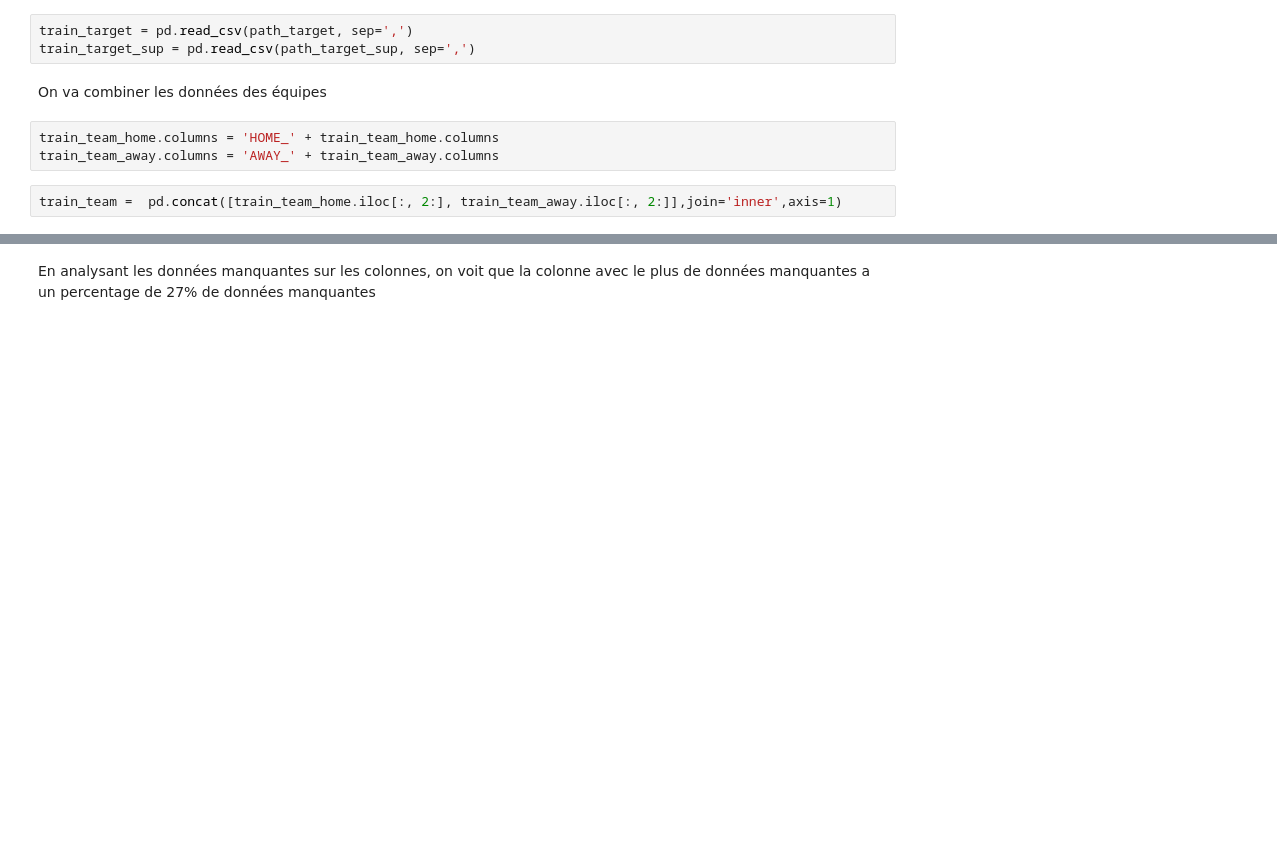
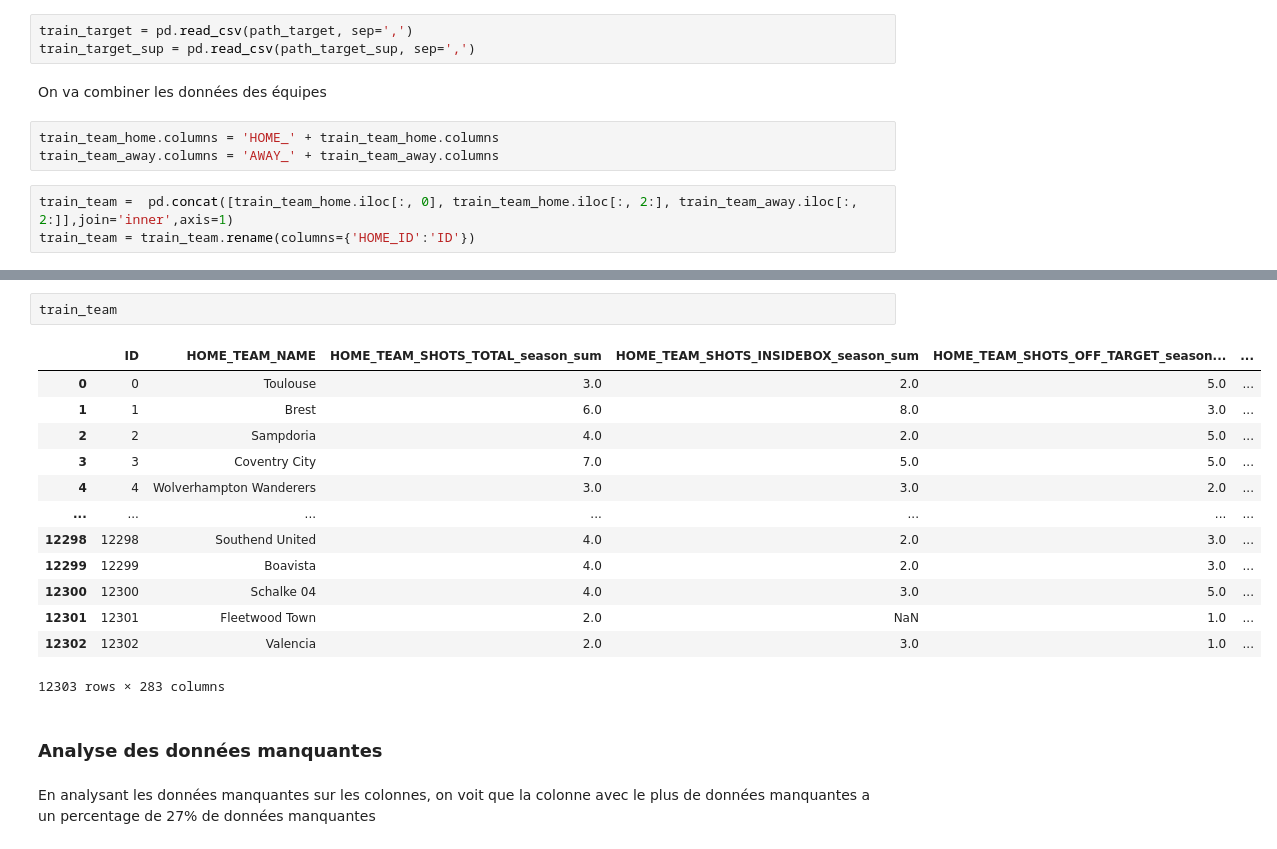
Before and after one commit to lucasn/data-challenge, a Jupyter notebook: data_challenge.ipynb, the cells around one changed output, grey strips where cells are left out. Drawn from its saved outputs; the diff is of its cells as text; blank space fills up the shorter version.

Commit message:
Splitting train/test and imputing data

```diff
--- a/data_challenge.ipynb
+++ b/data_challenge.ipynb
@@ -45,7 +44,8 @@ On va combiner les données des équipes
 train_team_home.columns = 'HOME_' + train_team_home.columns
 train_team_away.columns = 'AWAY_' + train_team_away.columns
 # %%
-train_team =  pd.concat([train_team_home.iloc[:, 2:], train_team_away.iloc[:, 2:]],join='inner',axis=1)
+train_team =  pd.concat([train_team_home.iloc[:, 0], train_team_home.iloc[:, 2:], train_team_away.iloc[:, 2:]],join='inner',axis=1)
+train_team = train_team.rename(columns={'HOME_ID':'ID'})
 # %%
 print(f'Dimension du dataset: {train_team.shape}')
 # %% [output]
@@ -53,3 +53,21 @@ Dimension du dataset: (12303, 282)
+# %%
+train_team
+# %% [output]
+|  | ID | HOME_TEAM_NAME | HOME_TEAM_SHOTS_TOTAL_season_sum | HOME_TEAM_SHOTS_INSIDEBOX_season_sum | HOME_TEAM_SHOTS_OFF_TARGET_season... | ... |
+| 0 | 0 | Toulouse | 3.0 | 2.0 | 5.0 | ... |
+| 1 | 1 | Brest | 6.0 | 8.0 | 3.0 | ... |
+| 2 | 2 | Sampdoria | 4.0 | 2.0 | 5.0 | ... |
+| 3 | 3 | Coventry City | 7.0 | 5.0 | 5.0 | ... |
+| 4 | 4 | Wolverhampton Wanderers | 3.0 | 3.0 | 2.0 | ... |
+| ... | ... | ... | ... | ... | ... | ... |
+| 12298 | 12298 | Southend United | 4.0 | 2.0 | 3.0 | ... |
+| 12299 | 12299 | Boavista | 4.0 | 2.0 | 3.0 | ... |
+| 12300 | 12300 | Schalke 04 | 4.0 | 3.0 | 5.0 | ... |
+| 12301 | 12301 | Fleetwood Town | 2.0 | NaN | 1.0 | ... |
+| 12302 | 12302 | Valencia | 2.0 | 3.0 | 1.0 | ... |
+12303 rows × 283 columns
+# %% [markdown]
+### Analyse des données manquantes
 # %% [markdown]
 En analysant les données manquantes sur les colonnes, on voit que la colonne avec le plus de données manquantes a un percentage de 27% de données manquantes
 # %%
```
Also changed, not shown: parts of 15 cells of this notebook.
